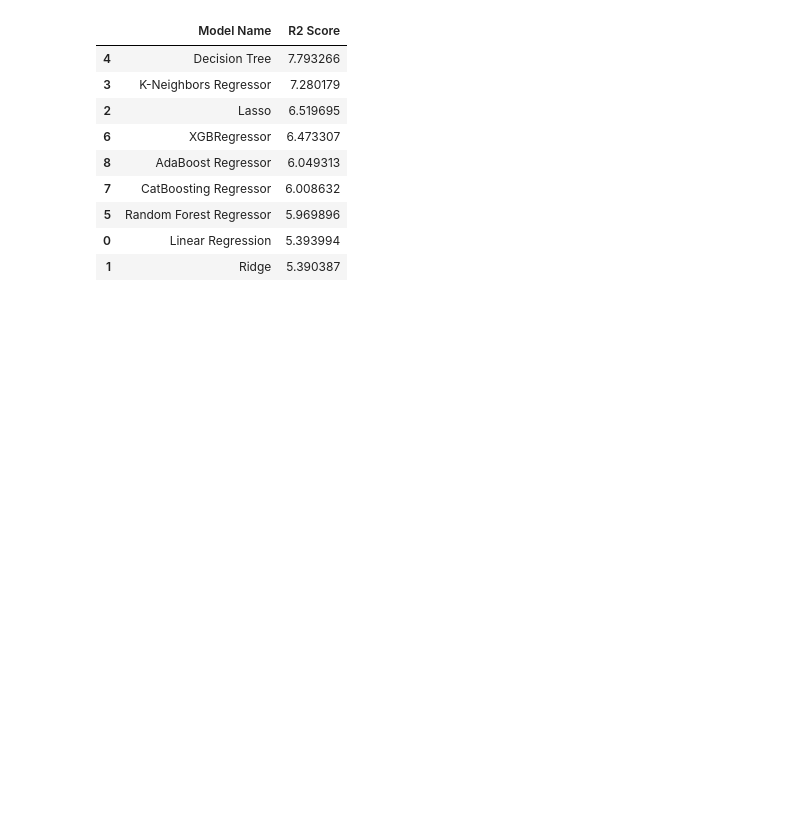
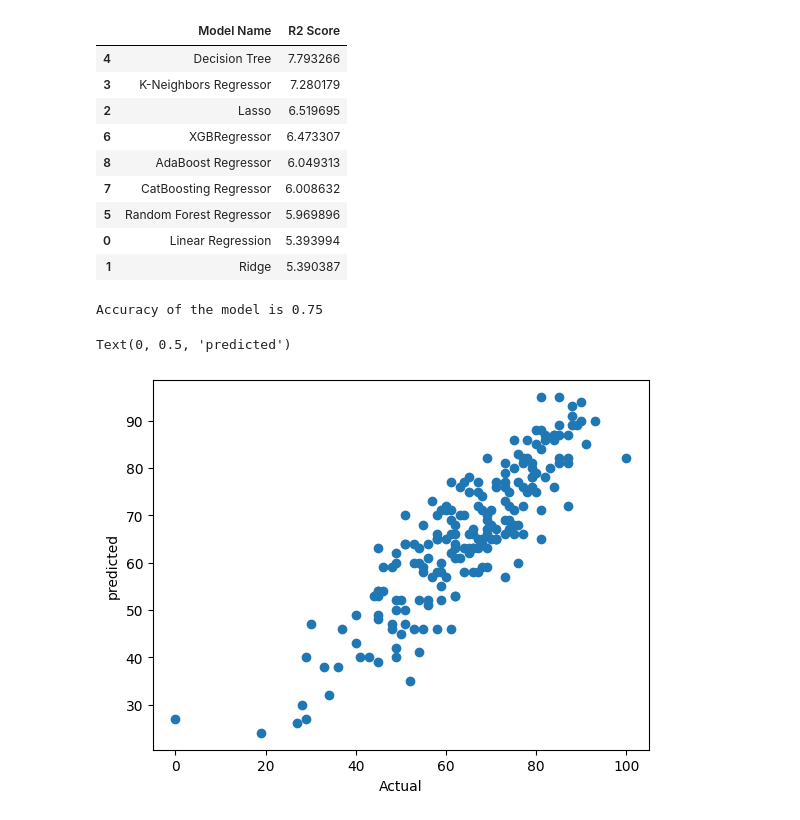
Before and after one commit to RaidWLf/Mlprojects, a Jupyter notebook: notebook/MODEL TRAINING.ipynb, the cells around one changed output. Drawn from its saved outputs; the diff is of its cells as text; code cells hidden in the pictures; blank space fills up the shorter version.

Commit message:
model_trainig

```diff
--- a/notebook/MODEL TRAINING.ipynb
+++ b/notebook/MODEL TRAINING.ipynb
@@ -176,3 +176,20 @@ pd.DataFrame(list(zip(model_list, r2_list)), columns=['Model Name', 'R2 Score'])
 | 5 | Random Forest Regressor | 5.969896 |
 | 0 | Linear Regression | 5.393994 |
 | 1 | Ridge | 5.390387 |
+# %%
+# Decision Tree
+
+dt_model = DecisionTreeRegressor()
+dt_model = dt_model.fit(X_train, y_train)
+y_pred = dt_model.predict(X_test)
+score = r2_score(y_test, y_pred)
+print("Accuracy of the model is %.2f " %score)
+# %% [output]
+Accuracy of the model is 0.75
+# %%
+plt.scatter(y_test, y_pred)
+plt.xlabel('Actual')
+plt.ylabel('predicted')
+# %% [output]
+Text(0, 0.5, 'predicted')
+[figure, added]
```
Also changed, not shown: parts of 2 cells of this notebook.
